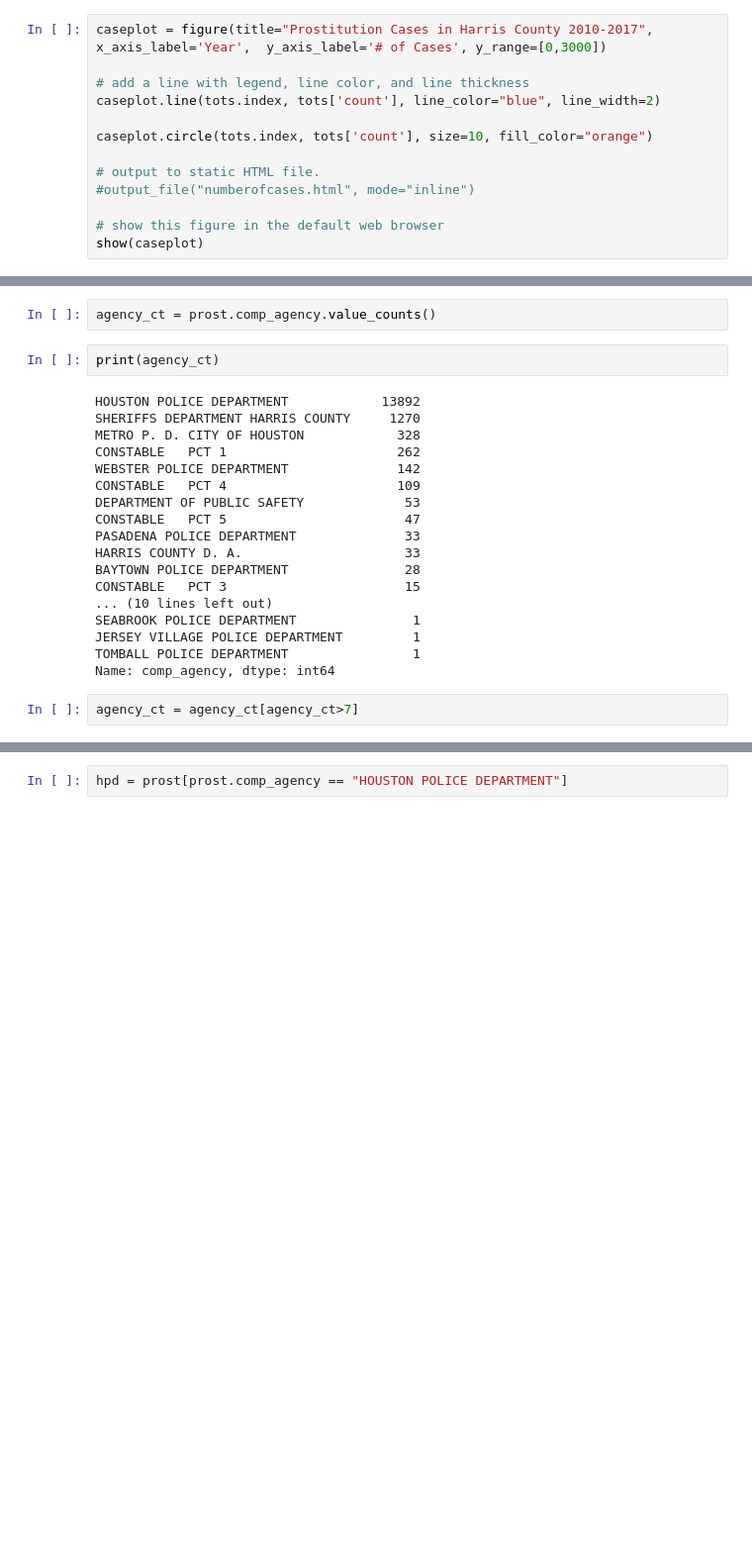
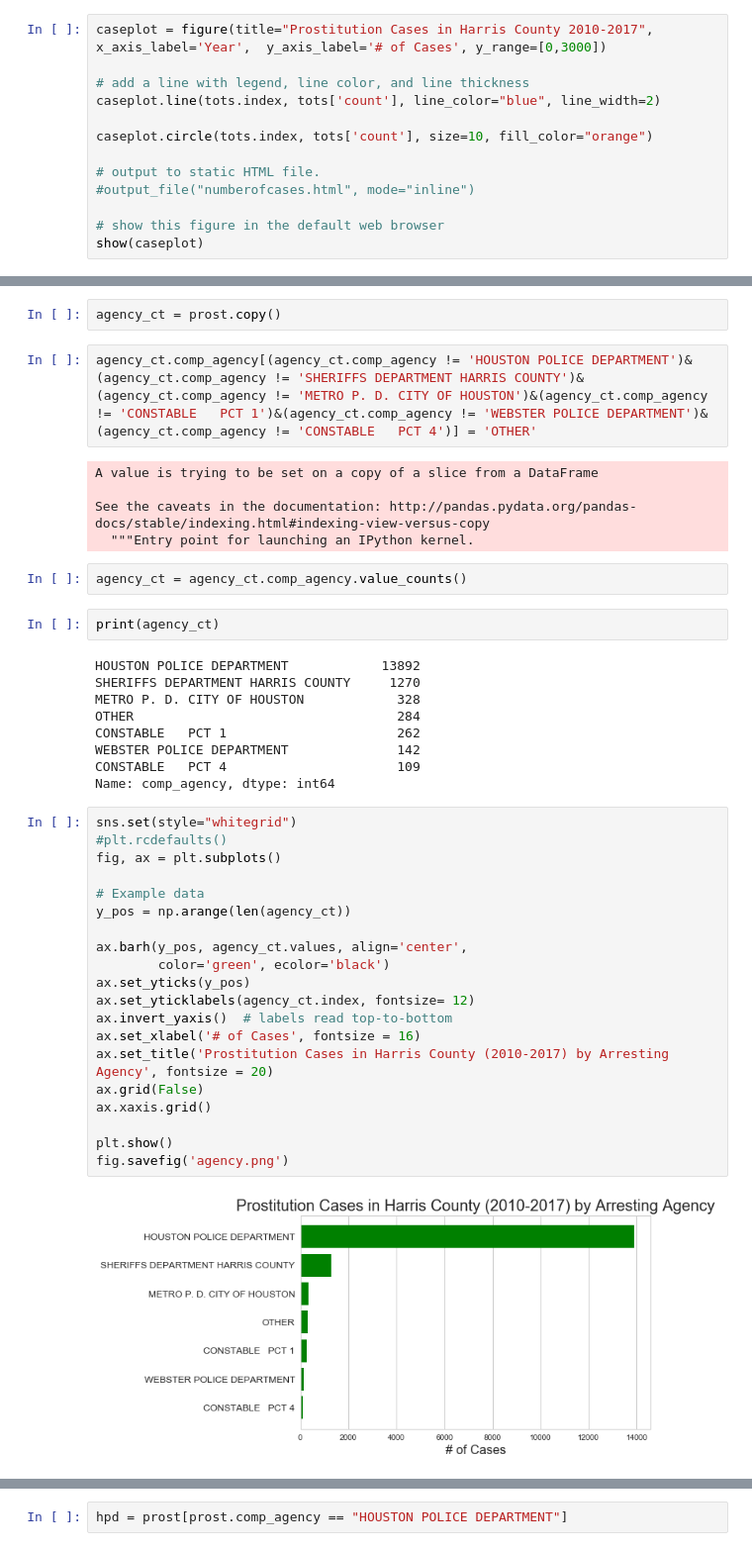
Before and after one commit to circushaase/harriscriminalcourt, a Jupyter notebook: Blog 1 visuals.ipynb, the cells around one changed output, grey strips where cells are left out. Shown at 99% size. Cells and saved outputs as stored; diff of their text form; blank space fills up the shorter version.

```diff
--- a/Blog 1 visuals.ipynb
+++ b/Blog 1 visuals.ipynb
@@ -140,25 +177,45 @@ show(caseplot)
+# %%
+agency_ct = prost.copy()
+# %%
+agency_ct.comp_agency[(agency_ct.comp_agency != 'HOUSTON POLICE DEPARTMENT')&(agency_ct.comp_agency != 'SHERIFFS DEPARTMENT HARRIS COUNTY')&(agency_ct.comp_agency != 'METRO P. D. CITY OF HOUSTON')&(agency_ct.comp_agency != 'CONSTABLE   PCT 1')&(agency_ct.comp_agency != 'WEBSTER POLICE DEPARTMENT')&(agency_ct.comp_agency != 'CONSTABLE   PCT 4')] = 'OTHER'
+# %% [output]
+A value is trying to be set on a copy of a slice from a DataFrame
+
+See the caveats in the documentation: http://pandas.pydata.org/pandas-docs/stable/indexing.html#indexing-view-versus-copy
+  """Entry point for launching an IPython kernel.
 # %%
-agency_ct = prost.comp_agency.value_counts()
+agency_ct = agency_ct.comp_agency.value_counts()
 # %%
 print(agency_ct)
 # %% [output]
 HOUSTON POLICE DEPARTMENT            13892
 SHERIFFS DEPARTMENT HARRIS COUNTY     1270
 METRO P. D. CITY OF HOUSTON            328
+OTHER                                  284
 CONSTABLE   PCT 1                      262
 WEBSTER POLICE DEPARTMENT              142
 CONSTABLE   PCT 4                      109
-DEPARTMENT OF PUBLIC SAFETY             53
-CONSTABLE   PCT 5                       47
-PASADENA POLICE DEPARTMENT              33
-HARRIS COUNTY D. A.                     33
-BAYTOWN POLICE DEPARTMENT               28
-CONSTABLE   PCT 3                       15
-... (10 lines left out)
-SEABROOK POLICE DEPARTMENT               1
-JERSEY VILLAGE POLICE DEPARTMENT         1
-TOMBALL POLICE DEPARTMENT                1
 Name: comp_agency, dtype: int64
-# %%
-agency_ct = agency_ct[agency_ct>7]
+# %%
+sns.set(style="whitegrid")
+#plt.rcdefaults()
+fig, ax = plt.subplots()
+
+# Example data
+y_pos = np.arange(len(agency_ct))
+
+ax.barh(y_pos, agency_ct.values, align='center',
+        color='green', ecolor='black')
+ax.set_yticks(y_pos)
+ax.set_yticklabels(agency_ct.index, fontsize= 12)
+ax.invert_yaxis()  # labels read top-to-bottom
+ax.set_xlabel('# of Cases', fontsize = 16)
+ax.set_title('Prostitution Cases in Harris County (2010-2017) by Arresting Agency', fontsize = 20)
+ax.grid(False)
+ax.xaxis.grid()
+
+plt.show()
+fig.savefig('agency.png')
+# %% [output]
+[figure, added]
 # %%
```
Also changed, not shown: parts of 79 cells of this notebook, 33 other files.
